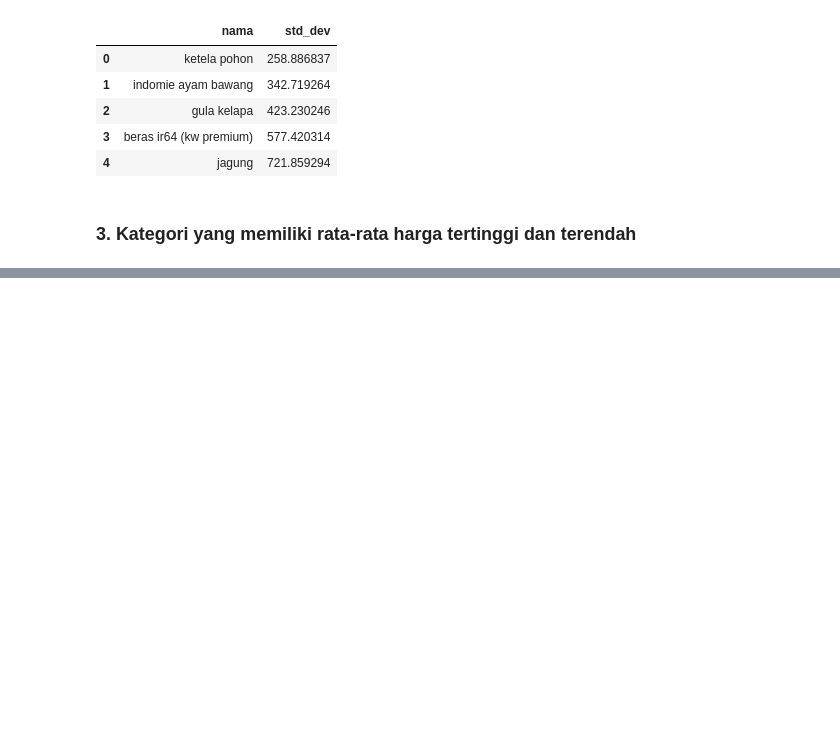
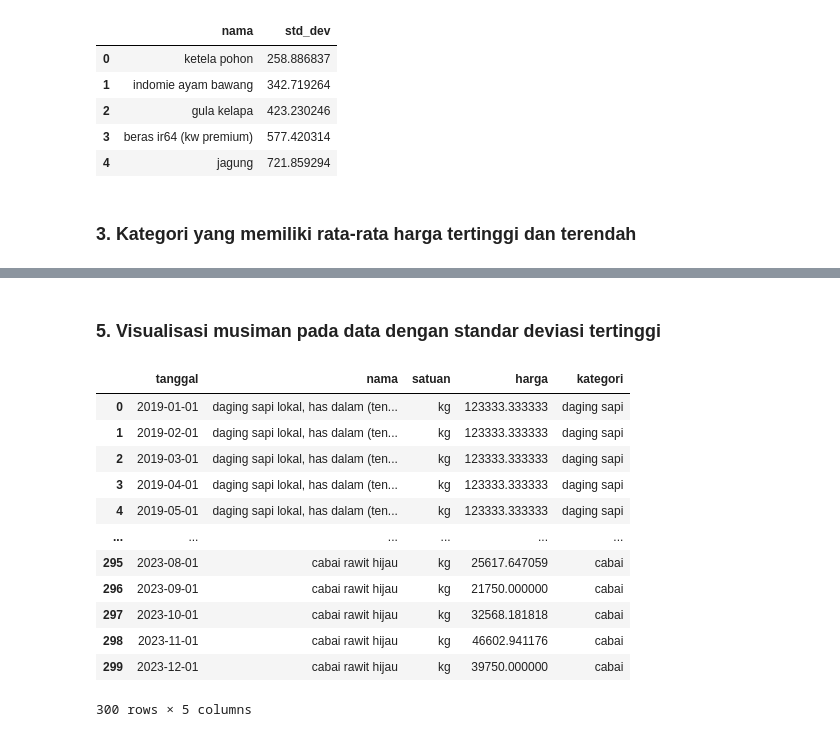
Before and after one commit to chiquitosaf/analisis-harga-bahan-banyumas, a Jupyter notebook: bahan_pokok_bulanan.ipynb, the cells around one changed output, grey strips where cells are left out. Saved outputs shown, nothing was run; the diff lists cells and outputs as text; code cells hidden in the pictures; blank space fills up the shorter version.

```diff
--- a/bahan_pokok_bulanan.ipynb
+++ b/bahan_pokok_bulanan.ipynb
@@ -576,0 +662,24 @@ std_prices_low[:5]
+# %% [markdown]
+### 5. Visualisasi musiman pada data dengan standar deviasi tertinggi
+# %%
+price_dist = df.copy()
+
+selected_commodities = std_prices_high['nama'][:5].values
+
+price_dist = price_dist[price_dist['nama'].isin(selected_commodities)].reset_index(drop=True)
+
+price_dist['tanggal'] = pd.to_datetime(price_dist['tanggal'])
+# %% [output]
+|  | tanggal | nama | satuan | harga | kategori |
+| 0 | 2019-01-01 | daging sapi lokal, has dalam (ten... | kg | 123333.333333 | daging sapi |
+| 1 | 2019-02-01 | daging sapi lokal, has dalam (ten... | kg | 123333.333333 | daging sapi |
+| 2 | 2019-03-01 | daging sapi lokal, has dalam (ten... | kg | 123333.333333 | daging sapi |
+| 3 | 2019-04-01 | daging sapi lokal, has dalam (ten... | kg | 123333.333333 | daging sapi |
+| 4 | 2019-05-01 | daging sapi lokal, has dalam (ten... | kg | 123333.333333 | daging sapi |
+| ... | ... | ... | ... | ... | ... |
+| 295 | 2023-08-01 | cabai rawit hijau | kg | 25617.647059 | cabai |
+| 296 | 2023-09-01 | cabai rawit hijau | kg | 21750.000000 | cabai |
+| 297 | 2023-10-01 | cabai rawit hijau | kg | 32568.181818 | cabai |
+| 298 | 2023-11-01 | cabai rawit hijau | kg | 46602.941176 | cabai |
+| 299 | 2023-12-01 | cabai rawit hijau | kg | 39750.000000 | cabai |
+300 rows × 5 columns
```
Also changed, not shown: parts of 11 cells of this notebook.
